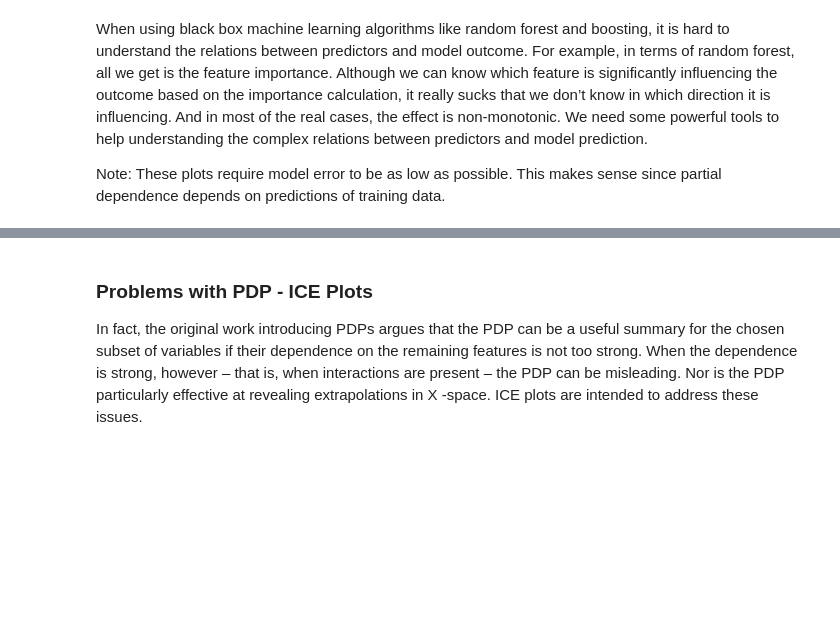
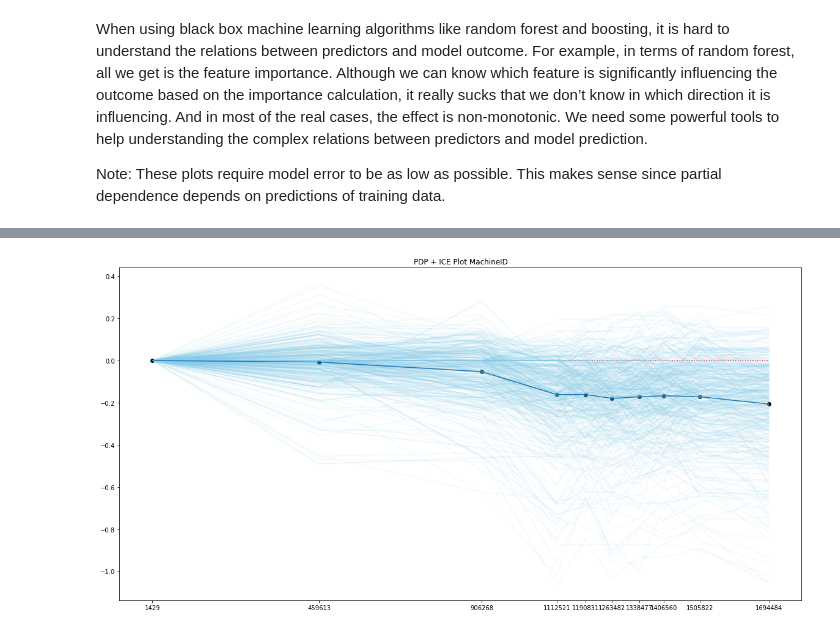
Before and after one commit to KeremTurgutlu/machinelearning, a Jupyter notebook: INTERPRET RANDOM FOREST - SIMPLE & EFFECTIVE.ipynb, the cells around one changed output, grey strips where cells are left out. Drawn from its saved outputs; the diff is of its cells as text; code cells hidden in the pictures; blank space fills up the shorter version.

```diff
--- a/INTERPRET RANDOM FOREST - SIMPLE & EFFECTIVE.ipynb
+++ b/INTERPRET RANDOM FOREST - SIMPLE & EFFECTIVE.ipynb
@@ -277,22 +283,28 @@ Note: These plots require model error to be as low as possible. This makes sense
 # %%
 ens = TreeEnsemble(X_train[cols], y_train, 5, 20000)
 # %%
-#sample ratio is recommended for large datasets
-#very slow (todo optimize)
-def pdp_plot(m, x, target_feature, sample_ratio=0.3):
+#choosing a small is recommended
+def pdp_plot(m, x, target_feature, num_grids=None ,n=None):
     x_tmp = x.copy()
-    x_tmp = x_tmp.sample(frac=sample_ratio)
+    x_tmp = x_tmp.sample(n=n)
     levels = np.unique(x_tmp[target_feature])
+    if num_grids: levels = levels[::round(len(levels)/num_grids)]
     tmp_preds = []
     for l in levels:
         x_tmp[target_feature] = l
         tmp_preds.append(ens.predict(np.array(x_tmp)))
 
-    tmp_preds = np.array(tmp_preds).T
+    tmp_preds = np.array(tmp_preds)
 
-    means = np.mean(tmp_preds, axis=0)
+    means = np.mean(tmp_preds, axis=1)
     means -= means[0]
+    tmp_preds -= tmp_preds[0]
 
+    plt.hlines(y=0, xmin=levels[0], xmax=levels[-1], linestyles='dotted', colors='red')
+    plt.plot(levels, np.array(tmp_preds), alpha=0.1, color='skyblue')
     plt.plot(levels, means)
-    plt.scatter(levels, means)
-    plt.title(f'PDP {target_feature}')
+    plt.scatter(levels, means, color='black')
+    plt.title(f'PDP + ICE Plot {target_feature}')
+    plt.xticks(levels)
+
+    return levels
@@ -302,8 +311,6 @@ x = X_train[cols][X_train.YearMade > 1400]
-# %% [markdown]
-### Problems with PDP - ICE Plots
-
-In fact, the original work introducing PDPs argues that the PDP can be a useful summary
-for the chosen subset of variables if their dependence on the remaining features is not too
-strong. When the dependence is strong, however – that is, when interactions are present –
-the PDP can be misleading. Nor is the PDP particularly effective at revealing extrapolations
-in X -space. ICE plots are intended to address these issues.
+# %%
+matplotlib.rcParams['figure.figsize'] = (20, 10)
+x = X_train[cols][X_train.YearMade > 1920]
+levels = pdp_plot(ens, x, 'MachineID', num_grids= 10,n=500)
+# %% [output]
+[figure, added]
```
Also changed, not shown: parts of 7 cells of this notebook.
